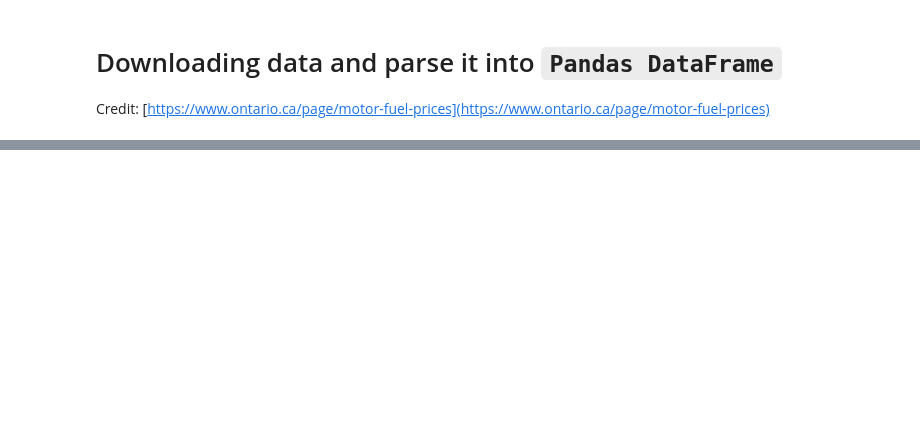
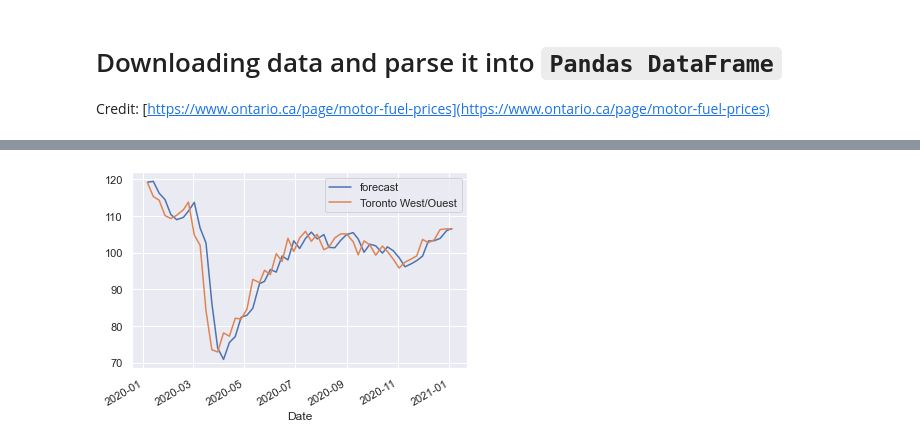
Before and after one commit to khanin-th/OntarioMotorFuelPrices, a Jupyter notebook: main.ipynb, the cells around one changed output, grey strips where cells are left out. Cells and saved outputs as stored; diff of their text form; code cells hidden in the pictures; blank space fills up the shorter version.

```diff
--- a/main.ipynb
+++ b/main.ipynb
@@ -44,0 +146,4 @@ sns.scatterplot(x=df['Date'], y=df['Toronto West/Ouest'], ax=ax)
+# %%
+res.plot_predict('2020', '2021');
+# %% [output]
+[figure, added]
```
Also changed, not shown: parts of 12 cells of this notebook.
